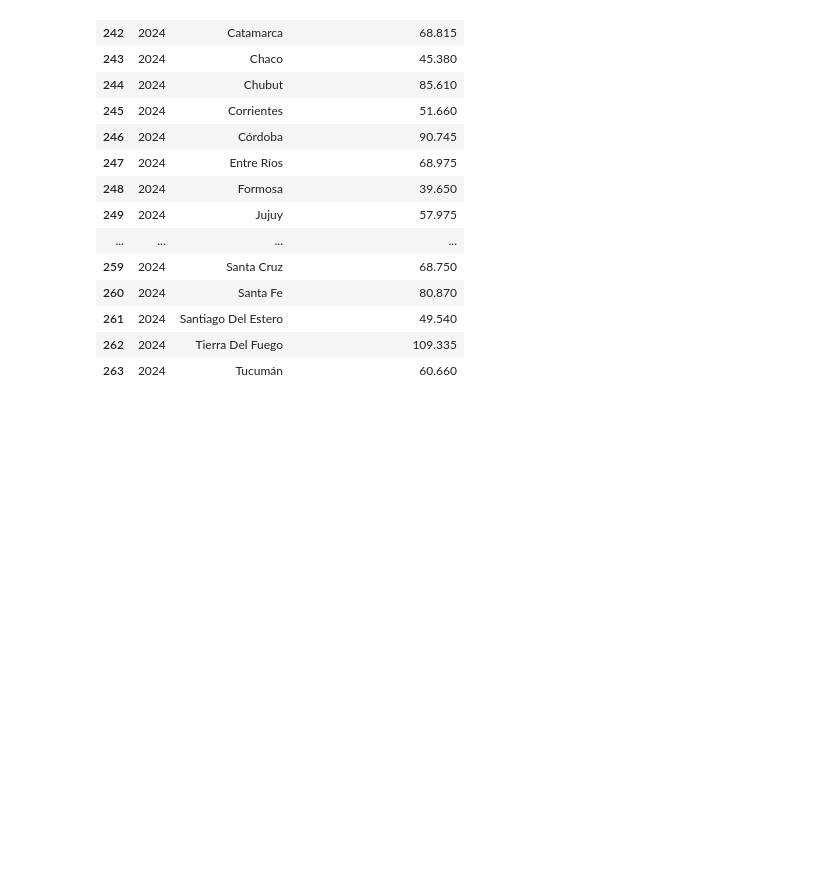
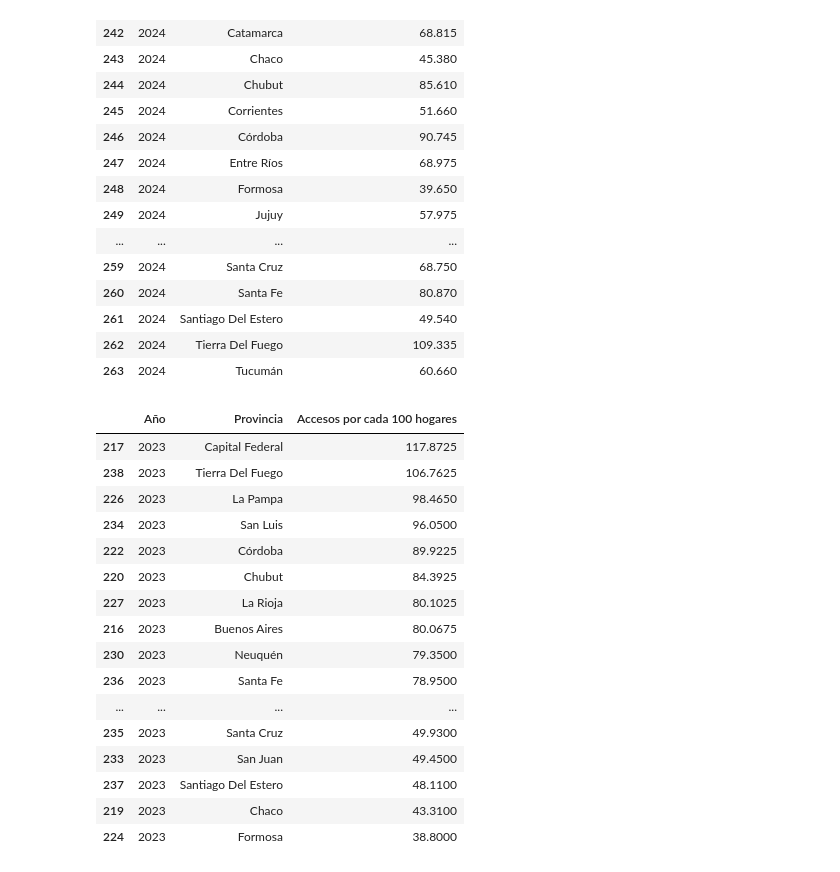
Before and after one commit to FranciscoHugoLezik/Proyecto-Individual-n-2-Telecomunicaciones, a Jupyter notebook: notebooks/EDA_penetración_hogares.ipynb, the cells around one changed output. Cells and saved outputs as stored; diff of their text form; code cells hidden in the pictures; blank space fills up the shorter version.

```diff
--- a/notebooks/EDA_penetración_hogares.ipynb
+++ b/notebooks/EDA_penetración_hogares.ipynb
@@ -131,2 +171,22 @@ accesos_a_lo_largo_del_tiempo[accesos_a_lo_largo_del_tiempo['Año'] == 2024]
+# %%
+accesos_en_2023
+# %% [output]
+|  | Año | Provincia | Accesos por cada 100 hogares |
+| 217 | 2023 | Capital Federal | 117.8725 |
+| 238 | 2023 | Tierra Del Fuego | 106.7625 |
+| 226 | 2023 | La Pampa | 98.4650 |
+| 234 | 2023 | San Luis | 96.0500 |
+| 222 | 2023 | Córdoba | 89.9225 |
+| 220 | 2023 | Chubut | 84.3925 |
+| 227 | 2023 | La Rioja | 80.1025 |
+| 216 | 2023 | Buenos Aires | 80.0675 |
+| 230 | 2023 | Neuquén | 79.3500 |
+| 236 | 2023 | Santa Fe | 78.9500 |
+| ... | ... | ... | ... |
+| 235 | 2023 | Santa Cruz | 49.9300 |
+| 233 | 2023 | San Juan | 49.4500 |
+| 237 | 2023 | Santiago Del Estero | 48.1100 |
+| 219 | 2023 | Chaco | 43.3100 |
+| 224 | 2023 | Formosa | 38.8000 |
 # %%
 plt.figure(figsize=(14, 8))
```
Also changed, not shown: parts of 21 cells of this notebook, 1 other file.
